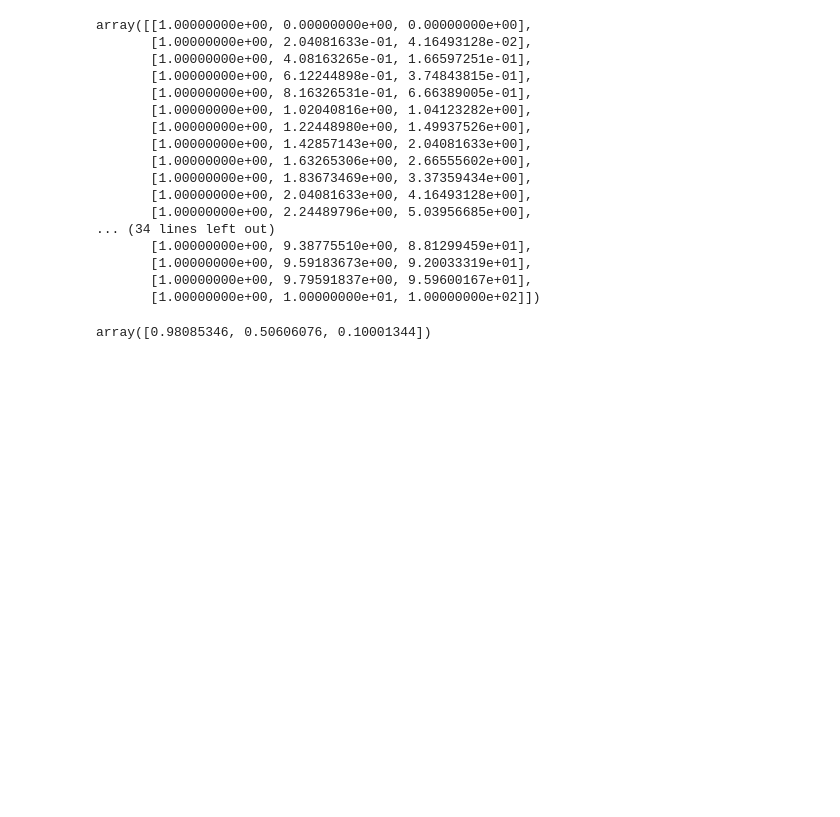
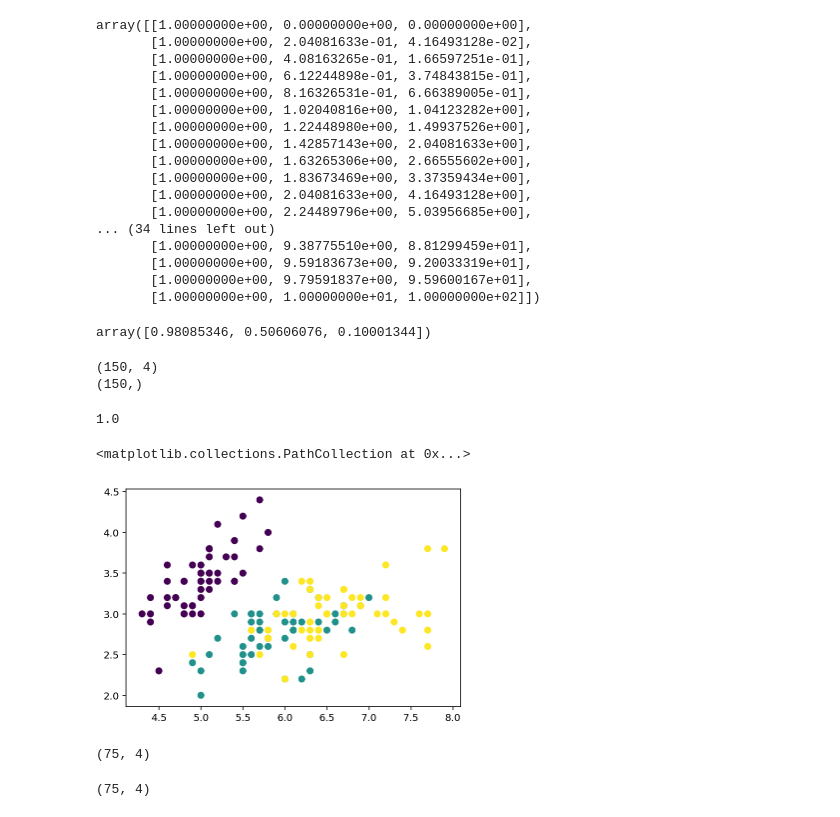
Before and after one commit to jephianlin/math599env, a Jupyter notebook: 1113.ipynb, the cells around one changed output. Saved outputs shown, nothing was run; the diff lists cells and outputs as text; code cells hidden in the pictures; blank space fills up the shorter version.

```diff
--- a/1113.ipynb
+++ b/1113.ipynb
@@ -170,0 +175,10 @@ array([0.98085346, 0.50606076, 0.10001344])
+# %%
+from sklearn import datasets
+iris = datasets.load_iris()
+X = iris['data']
+y = iris['target']
+print(X.shape)
+print(y.shape)
+# %% [output]
+(150, 4)
+(150,)
@@ -170,0 +188,4 @@ array([0.98085346, 0.50606076, 0.10001344])
+# %%
+model = KNeighborsClassifier(n_neighbors=1)
+model.fit(X, y)
+y_model = model.predict(X)
@@ -170,0 +194,9 @@ array([0.98085346, 0.50606076, 0.10001344])
+# %%
+accuracy_score(y, y_model)
+# %% [output]
+1.0
+# %%
+plt.scatter(X[:,0], X[:,1], c=y, cmap='viridis')
+# %% [output]
+<matplotlib.collections.PathCollection at 0x...>
+[figure, added]
@@ -170,0 +208,8 @@ array([0.98085346, 0.50606076, 0.10001344])
+# %%
+X_train.shape
+# %% [output]
+(75, 4)
+# %%
+X_test.shape
+# %% [output]
+(75, 4)
```
Also changed, not shown: parts of 12 cells of this notebook.
